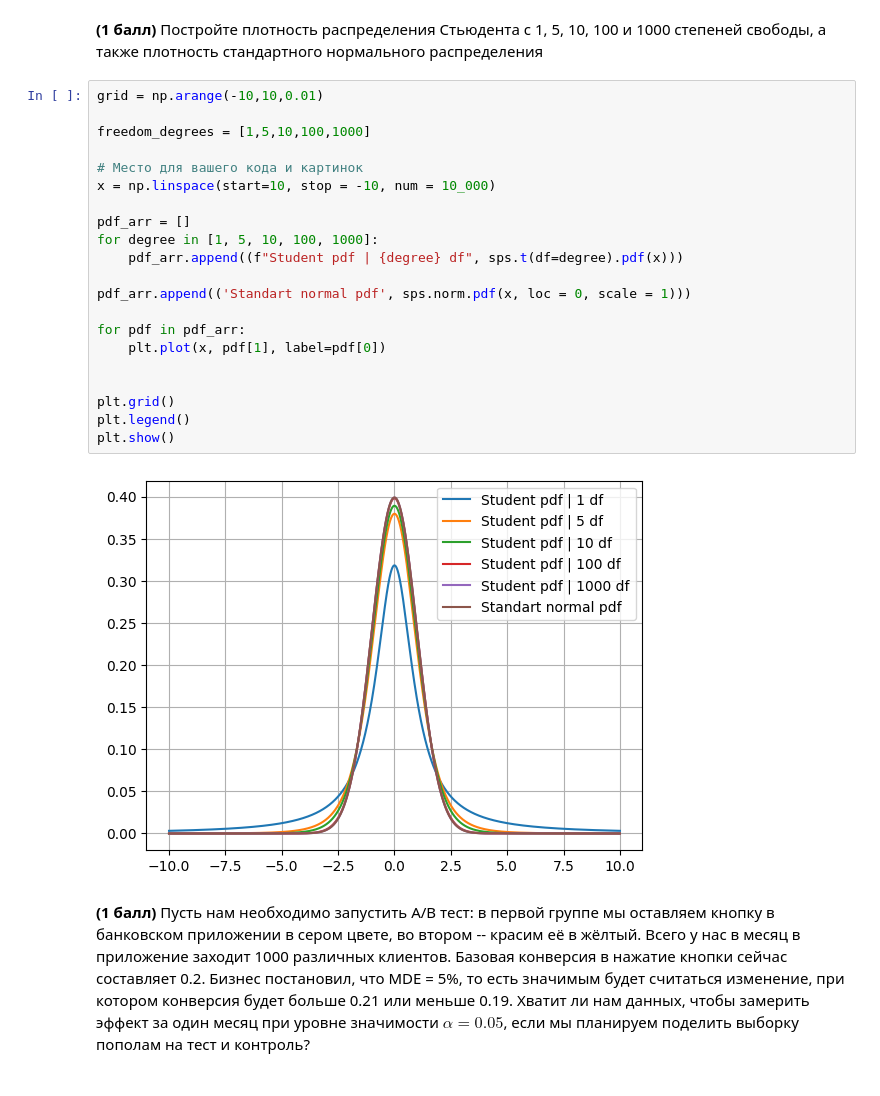
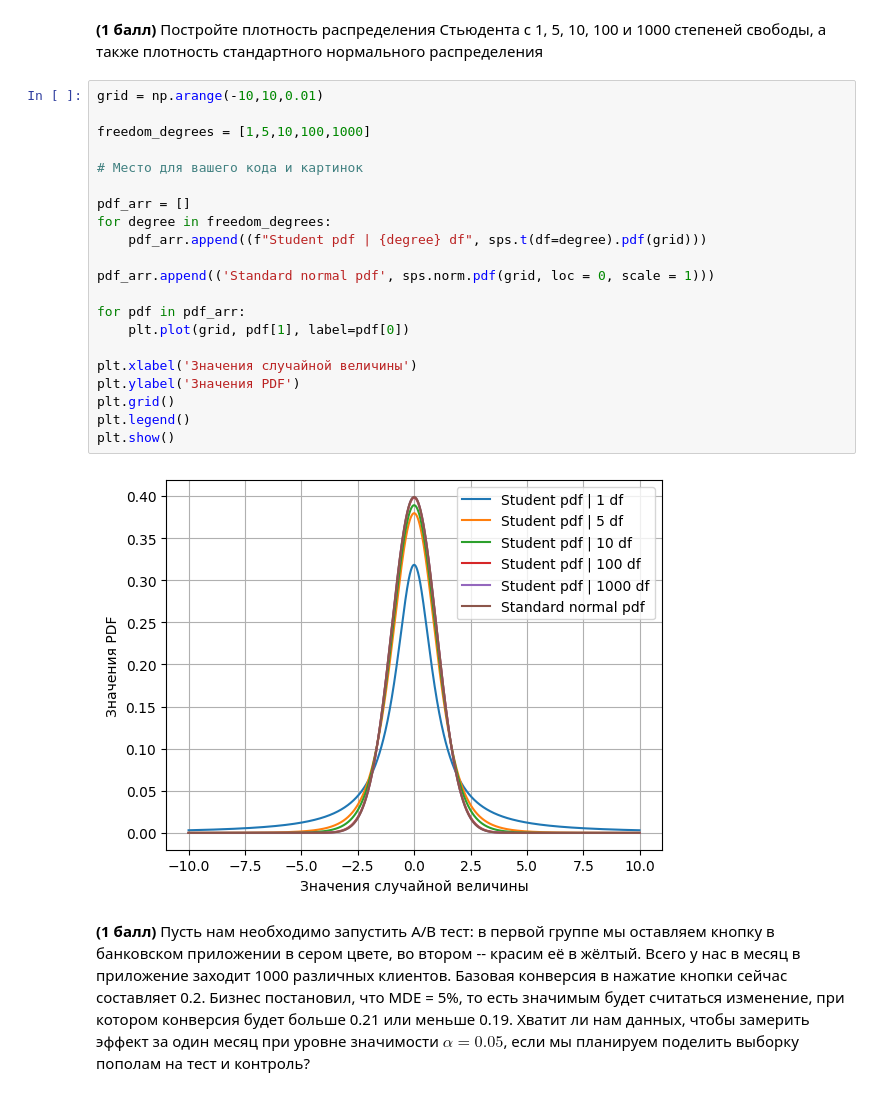
Before and after one commit to OVvvERLORD/tbank_risk_intensive, a Jupyter notebook: tbank_risk_hw1_bartia.ipynb, the cells around one changed output. Saved outputs shown, nothing was run; the diff lists cells and outputs as text.

```diff
--- a/tbank_risk_hw1_bartia.ipynb
+++ b/tbank_risk_hw1_bartia.ipynb
@@ -215,26 +215,26 @@ $$
 # %%
 grid = np.arange(-10,10,0.01)
 
 freedom_degrees = [1,5,10,100,1000]
 
 # Место для вашего кода и картинок
-x = np.linspace(start=10, stop = -10, num = 10_000)
 
 pdf_arr = []
-for degree in [1, 5, 10, 100, 1000]:
-    pdf_arr.append((f"Student pdf | {degree} df", sps.t(df=degree).pdf(x)))
+for degree in freedom_degrees:
+    pdf_arr.append((f"Student pdf | {degree} df", sps.t(df=degree).pdf(grid)))
 
-pdf_arr.append(('Standart normal pdf', sps.norm.pdf(x, loc = 0, scale = 1)))
+pdf_arr.append(('Standard normal pdf', sps.norm.pdf(grid, loc = 0, scale = 1)))
 
 for pdf in pdf_arr:
-    plt.plot(x, pdf[1], label=pdf[0])
+    plt.plot(grid, pdf[1], label=pdf[0])
 
-
+plt.xlabel('Значения случайной величины')
+plt.ylabel('Значения PDF')
 plt.grid()
 plt.legend()
 plt.show()
 # %% [output]
-[figure, old version]
+[figure, new version]
 # %% [markdown]
 **(1 балл)** Пусть нам необходимо запустить A/B тест: в первой группе мы оставляем кнопку в банковском приложении в сером цвете, во втором -- красим её в жёлтый. Всего у нас в месяц в приложение заходит 1000 различных клиентов. Базовая конверсия в нажатие кнопки сейчас составляет 0.2. Бизнес постановил, что MDE = 5%, то есть значимым будет считаться изменение, при котором конверсия будет больше 0.21 или меньше 0.19. Хватит ли нам данных, чтобы замерить эффект за один месяц при уровне значимости $\alpha = 0.05$, если мы планируем поделить выборку пополам на тест и контроль?
 # %%
```
